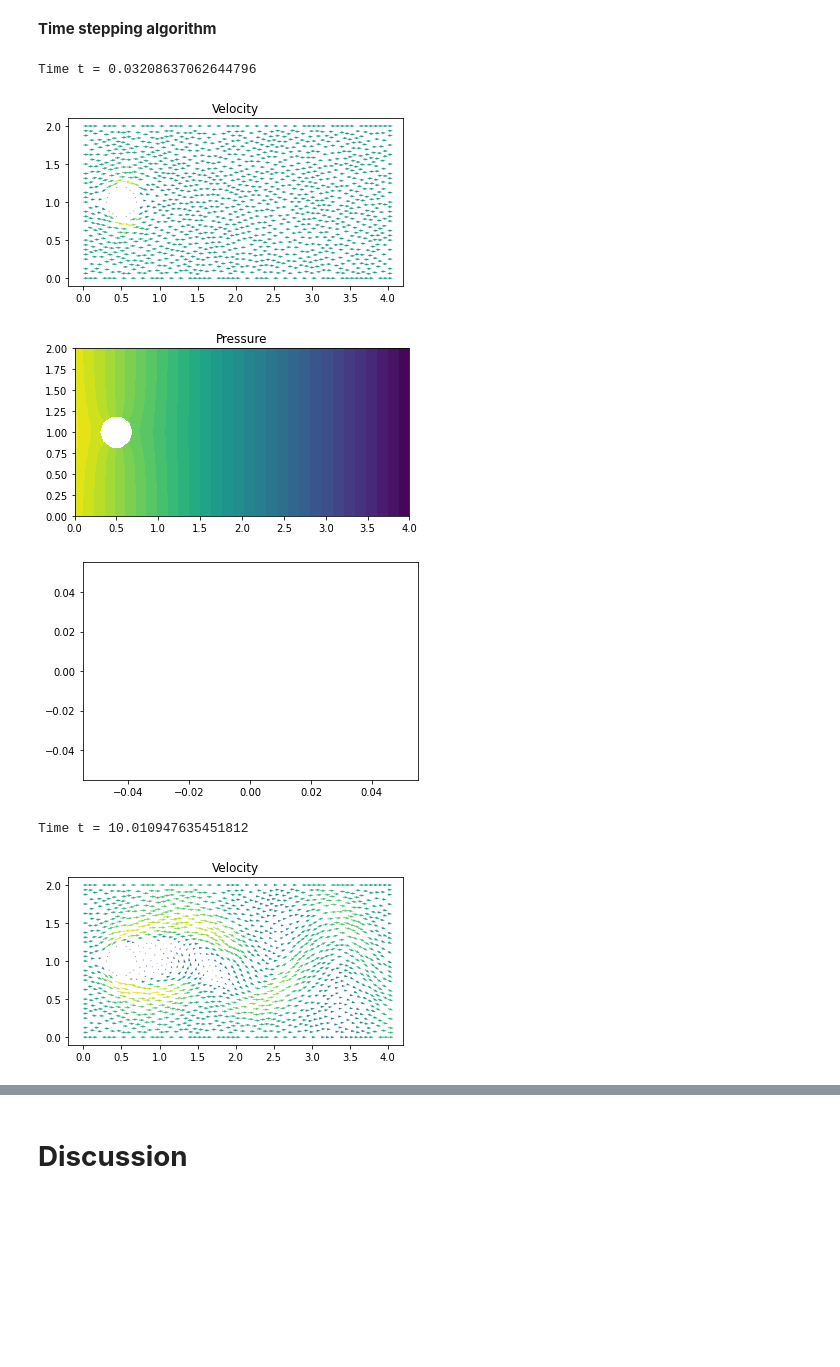
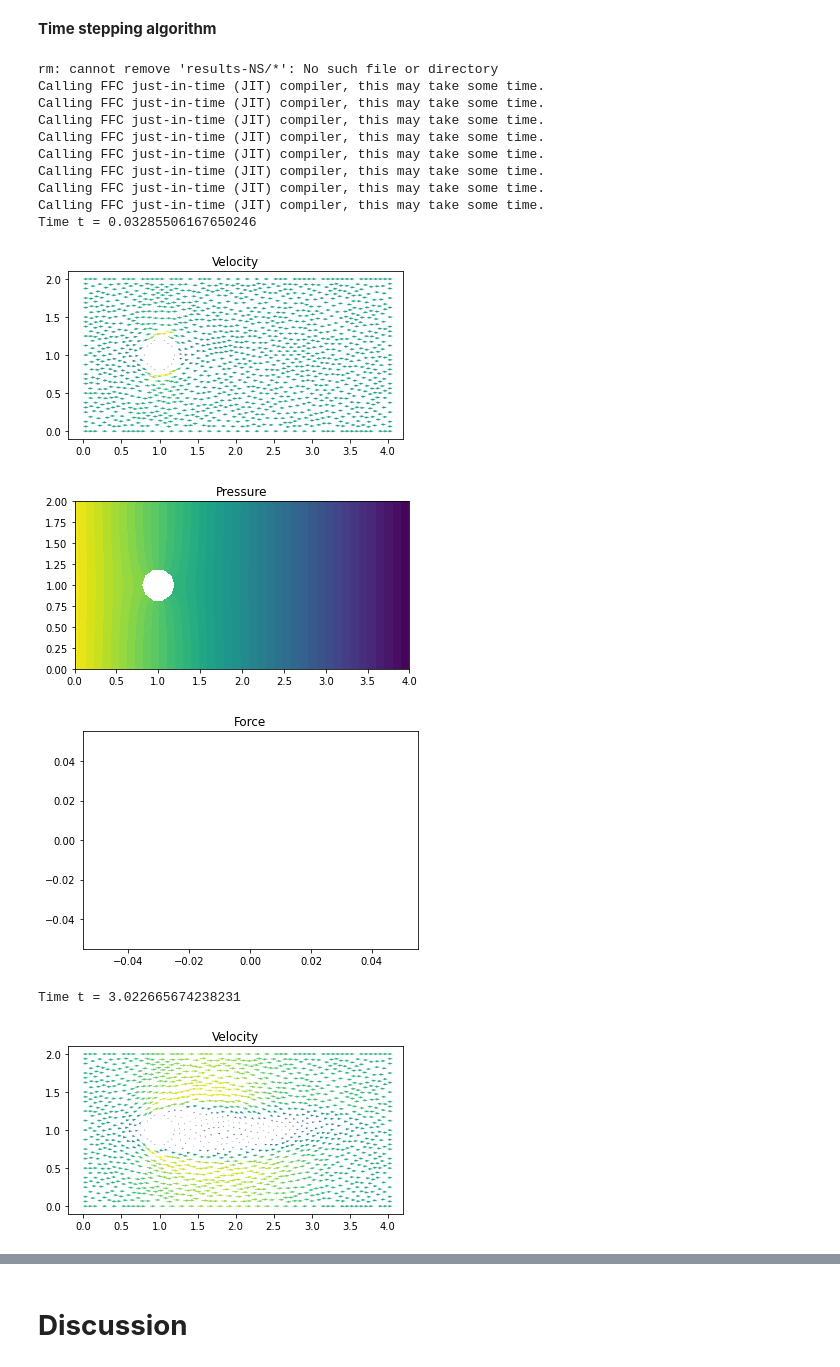
Before and after one commit to johanhoffman/DD2365-VT20, a Jupyter notebook: template-report-Navier-Stokes.ipynb, the cells around one changed output, grey strips where cells are left out. Drawn from its saved outputs; the diff is of its cells as text; code cells hidden in the pictures; blank space fills up the shorter version.

```diff
--- a/template-report-Navier-Stokes.ipynb
+++ b/template-report-Navier-Stokes.ipynb
@@ -78,6 +93,11 @@ To read more about how to use similar methods for more complex problems, see e.g
 # Define rectangular domain
 L = 4
 H = 2
+
+# Define circle
+xc = 1.0
+yc = 0.5*H
+rc = 0.2
 
 # Define subdomains (for boundary conditions)
 class Left(SubDomain):
@@ -104,7 +124,7 @@ upper = Upper()
 # Generate mesh (examples with and without a hole in the mesh)
 resolution = 32
 #mesh = RectangleMesh(Point(0.0, 0.0), Point(L, H), L*resolution, H*resolution)
-mesh = generate_mesh(Rectangle(Point(0.0,0.0), Point(L,H)) - Circle(Point(0.5,0.5*H),0.2), resolution)
+mesh = generate_mesh(Rectangle(Point(0.0,0.0), Point(L,H)) - Circle(Point(xc,yc),rc), resolution)
 
 # Local mesh refinement (specified by a cell marker)
 no_levels = 0
@@ -113,7 +133,7 @@ for i in range(0,no_levels):
   for cell in cells(mesh):
     cell_marker[cell] = False
     p = cell.midpoint()
-    if p.distance(Point(0.5, 0.5)) < 1.0:
+    if p.distance(Point(xc, yc)) < 1.0:
         cell_marker[cell] = True
   mesh = refine(mesh, cell_marker)
 
@@ -248,12 +268,20 @@ Lp = rhs(Fp)
 # %% [markdown]
 **Compute force on boundary**
 # %%
-#psi_expression = Expression(("near(pow(x[0]-0.5,2.0) + pow(x[1]-1.0,2.0) - pow(0.2,2.0), 0.0) ? 1. : 0.","0.0"), element = V.ufl_element())
-psi_expression = Expression(("pow(x[0]-0.5,2.0) + pow(x[1]-1.0,2.0) - pow(0.2,2.0) < 1.e-5 ? 1. : 0.","0.0"), element = V.ufl_element())
+# Define the direction of the force to be computed
+phi_x = 0.0
+phi_y = 1.0
+
+#psi_expression = Expression(("0.0","pow(x[0]-0.5,2.0) + pow(x[1]-1.0,2.0) - pow(0.2,2.0) < 1.e-5 ? 1. : 0."), element = V.ufl_element())
+psi_expression = Expression(("near(pow(x[0]-xc,2.0) + pow(x[1]-yc,2.0) - pow(rc,2.0), 0.0) ? phi_x : 0.","near(pow(x[0]-xc,2.0) + pow(x[1]-yc,2.0) - pow(rc,2.0), 0.0) ? phi_y : 0."), xc=xc, yc=yc, rc=rc, phi_x=phi_x, phi_y=phi_y, element = V.ufl_element())
 psi = interpolate(psi_expression, V)
 
 Force = inner((u1 - u0)/dt + grad(um1)*um1, psi)*dx - p1*div(psi)*dx + nu*inner(grad(um1), grad(psi))*dx
 
 plt.figure()
 plot(psi, title="weight function psi")
+
+# Force normalization
+D = 2*rc
+normalization = -2.0/D
 # %% [output]
@@ -269,19 +296,20 @@ file_p = File("results-NS/p.pvd")
 # Set plot frequency
 plot_time = 0
 plot_freq = 10
+
+# Force computation data
+force_array = np.array(0.0)
+force_array = np.delete(force_array, 0)
+time = np.array(0.0)
+time = np.delete(time, 0)
+start_sample_time = 1.0
 # %% [markdown]
 **Time stepping algorithm**
 # %%
 !rm results-NS/*
 
-# Force computation
-force_array = np.array(0.0)
-force_array = np.delete(force_array, 0)
-time = np.array(0.0)
-time = np.delete(time, 0)
-
 # Time stepping
-T = 20
+T = 30
 t = dt
 while t < T + DOLFIN_EPS:
 
@@ -315,11 +343,7 @@ while t < T + DOLFIN_EPS:
 
         # Compute force
         F = assemble(Force)
-        normalization = -2.0/0.4
-        #normalization = 1.0
-        #s1 = 'Force = ' + repr(normalization*F)
-        #print(s1)
-        if (t > 1.0):
+        if (t > start_sample_time):
           force_array = np.append(force_array, normalization*F)
           time = np.append(time, t)
 
@@ -329,36 +353,46 @@ while t < T + DOLFIN_EPS:
 
         s = 'Time t = ' + repr(t)
         print(s)
 
         # Save solution to file
         file_u << u1
         file_p << p1
 
         # Plot solution
         plt.figure()
         plot(u1, title="Velocity")
 
         plt.figure()
         plot(p1, title="Pressure")
 
         plot_time += T/plot_freq
 
         plt.show()
 
         plt.figure()
+        plt.title("Force")
         plt.plot(time, force_array)
         plt.show()
 
     # Update time step
     u0.assign(u1)
     t += dt
 
 #!tar -czvf results-NS.tar.gz results-NS
 #files.download('results-NS.tar.gz')
 # %% [output]
-Time t = 0.03208637062644796
+rm: cannot remove 'results-NS/*': No such file or directory
+Calling FFC just-in-time (JIT) compiler, this may take some time.
+Calling FFC just-in-time (JIT) compiler, this may take some time.
+Calling FFC just-in-time (JIT) compiler, this may take some time.
+Calling FFC just-in-time (JIT) compiler, this may take some time.
+Calling FFC just-in-time (JIT) compiler, this may take some time.
+Calling FFC just-in-time (JIT) compiler, this may take some time.
+Calling FFC just-in-time (JIT) compiler, this may take some time.
+Calling FFC just-in-time (JIT) compiler, this may take some time.
+Time t = 0.03285506167650246
-[figure, old version]
+[figure, new version]
-[figure, old version]
+[figure, new version]
-[figure, old version]
+[figure, new version]
-Time t = 10.010947635451812
+Time t = 3.022665674238231
-[figure, old version]
+[figure, new version]
```
Also changed, not shown: parts of 7 cells of this notebook.
